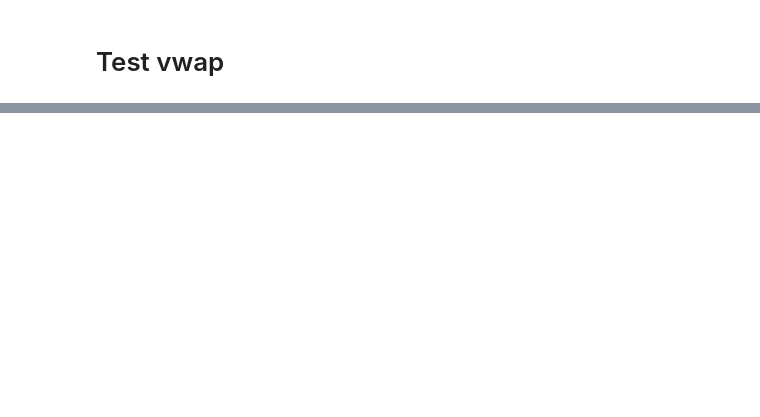
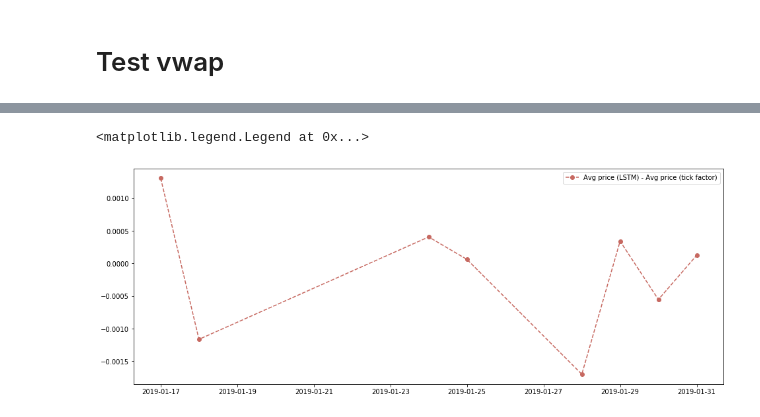
Before and after one commit to IVANBIJIACHUAN/Intraday_algo_trading_with_LSTM, a Jupyter notebook: 3_LSTM_enhanced_VWAP.ipynb, the cells around one changed output, grey strips where cells are left out. Cells and saved outputs as stored; diff of their text form; code cells hidden in the pictures; blank space fills up the shorter version.

```diff
--- a/3_LSTM_enhanced_VWAP.ipynb
+++ b/3_LSTM_enhanced_VWAP.ipynb
@@ -217,0 +241,18 @@ avg_list_tick
+# %%
+vwap_list=[]
+avg_list_tick=[]
+avg_list_LSTM=[]
+avg_spread=[]
+
+for date in test_taq.keys():
+    print("-------------------------------------------------------------------------------------------------")
+    day=test_taq[date]
+    r_tick=test_vwap(day, order_quantity=300000, order_side="s", schedule_coef = -10.0, tick_coef = 1.5, LSTM_coef = 0.,LSTM=False)
+    r_LSTM=test_vwap(day, order_quantity=300000, order_side="s", schedule_coef = -10.0, tick_coef = 0, LSTM_coef = 1.5,LSTM=True)
+
+    vwap_list.append(r_LSTM['day_vwap'])
+    avg_list_tick.append(r_tick['avg_price'])
+    avg_list_LSTM.append(r_LSTM['avg_price'])
+    avg_spread.append(r_LSTM["avg_spread"])
+
+    log_message( "{} finished".format(date) )
@@ -217,0 +277,9 @@ avg_list_tick
+# %%
+df_compare=pd.DataFrame({"Tick factor":avg_list_tick,"LSTM factor":avg_list_LSTM},index=pd.to_datetime(list(test_taq.keys())))
+df_compare["Avg LSTM - Avg factor"]=df_compare["LSTM factor"]-df_compare["Tick factor"]
+fig,ax=plt.subplots(figsize=(16,6))
+ax.plot(df_compare.index,df_compare["Avg LSTM - Avg factor"].values,'o--',color=taolaoshi[1])
+plt.legend(["Avg price (LSTM) - Avg price (tick factor)"])
+# %% [output]
+<matplotlib.legend.Legend at 0x...>
+[figure, added]
```
Also changed, not shown: parts of 10 cells of this notebook, 3 other files.
